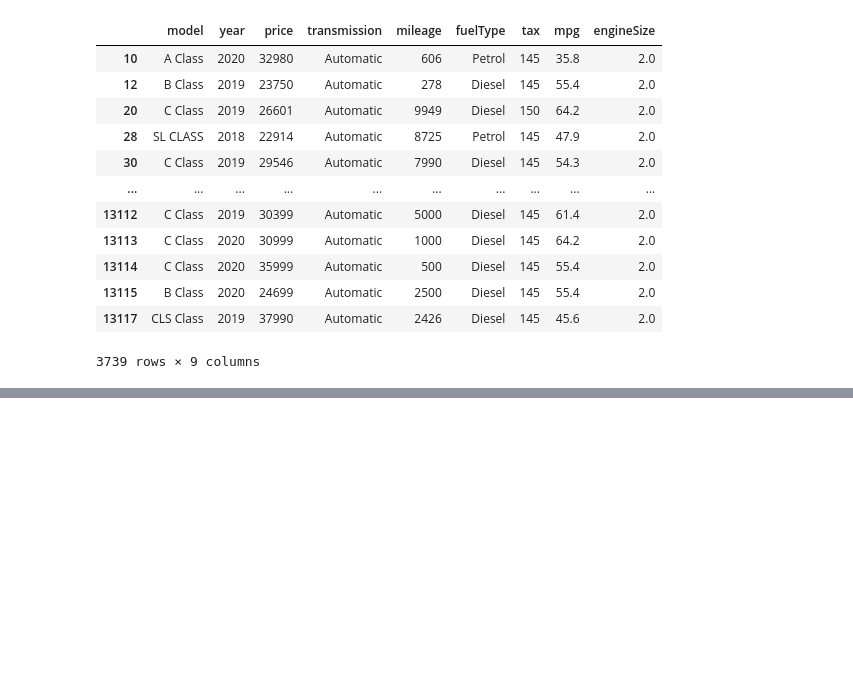
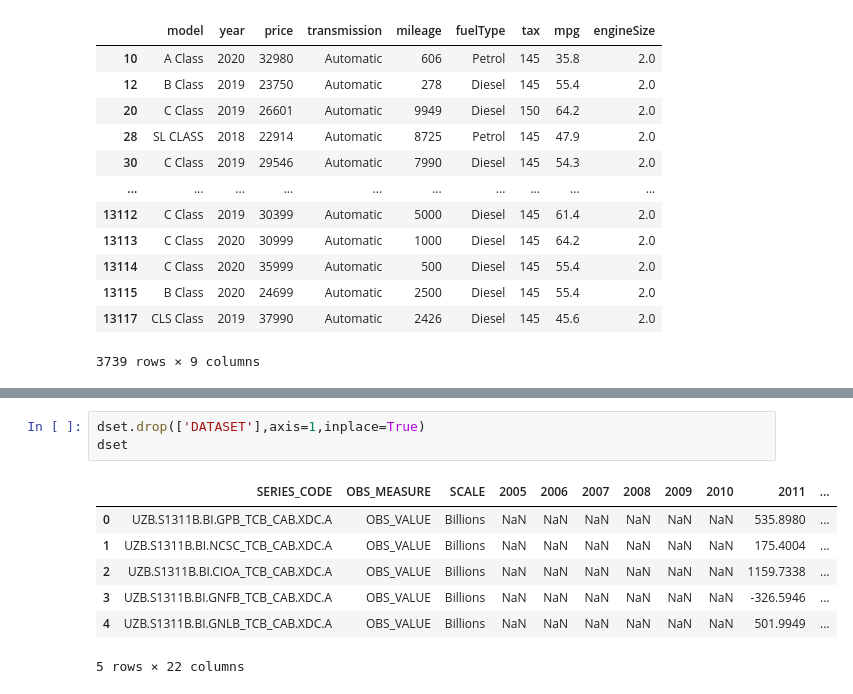
Before and after one commit to Ahmadjon0125/Mohirdev_lessons, a Jupyter notebook: Data analysis. Pandas kutubxonasi/8.Statistika.ipynb, the cells around one changed output, grey strips where cells are left out. Drawn from its saved outputs; the diff is of its cells as text; blank space fills up the shorter version.

```diff
--- a/Data analysis. Pandas kutubxonasi/8.Statistika.ipynb
+++ b/Data analysis. Pandas kutubxonasi/8.Statistika.ipynb
@@ -557,0 +612,11 @@ df[df.engineSize == 2.0]
+# %%
+dset.drop(['DATASET'],axis=1,inplace=True)
+dset
+# %% [output]
+|  | SERIES_CODE | OBS_MEASURE | SCALE | 2005 | 2006 | 2007 | 2008 | 2009 | 2010 | 2011 | ... |
+| 0 | UZB.S1311B.BI.GPB_TCB_CAB.XDC.A | OBS_VALUE | Billions | NaN | NaN | NaN | NaN | NaN | NaN | 535.8980 | ... |
+| 1 | UZB.S1311B.BI.NCSC_TCB_CAB.XDC.A | OBS_VALUE | Billions | NaN | NaN | NaN | NaN | NaN | NaN | 175.4004 | ... |
+| 2 | UZB.S1311B.BI.CIOA_TCB_CAB.XDC.A | OBS_VALUE | Billions | NaN | NaN | NaN | NaN | NaN | NaN | 1159.7338 | ... |
+| 3 | UZB.S1311B.BI.GNFB_TCB_CAB.XDC.A | OBS_VALUE | Billions | NaN | NaN | NaN | NaN | NaN | NaN | -326.5946 | ... |
+| 4 | UZB.S1311B.BI.GNLB_TCB_CAB.XDC.A | OBS_VALUE | Billions | NaN | NaN | NaN | NaN | NaN | NaN | 501.9949 | ... |
+5 rows × 22 columns
```
Also changed, not shown: parts of 6 cells of this notebook, 2 other files.
